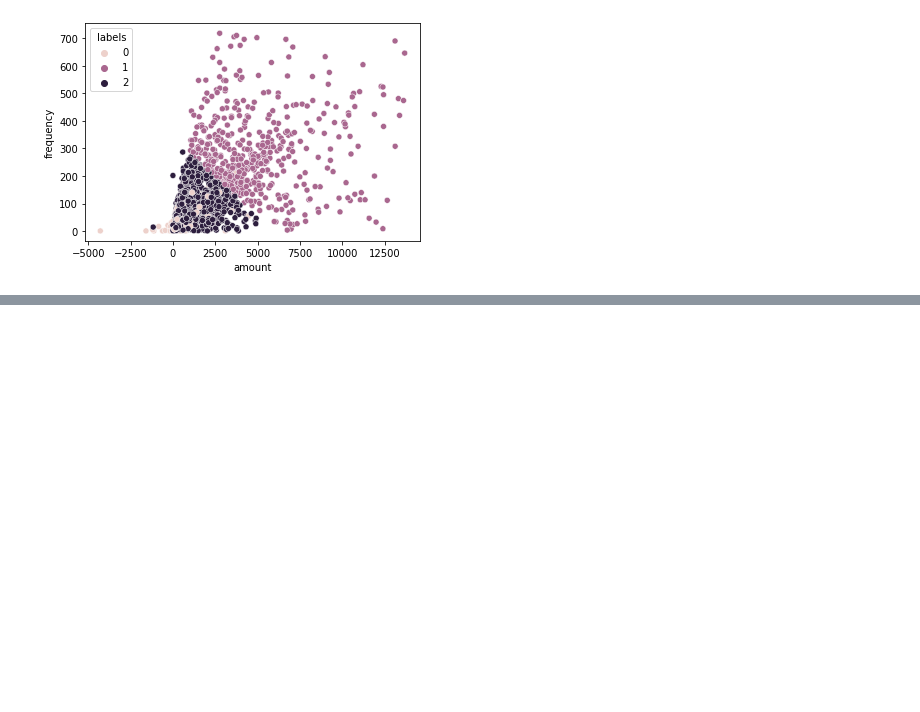
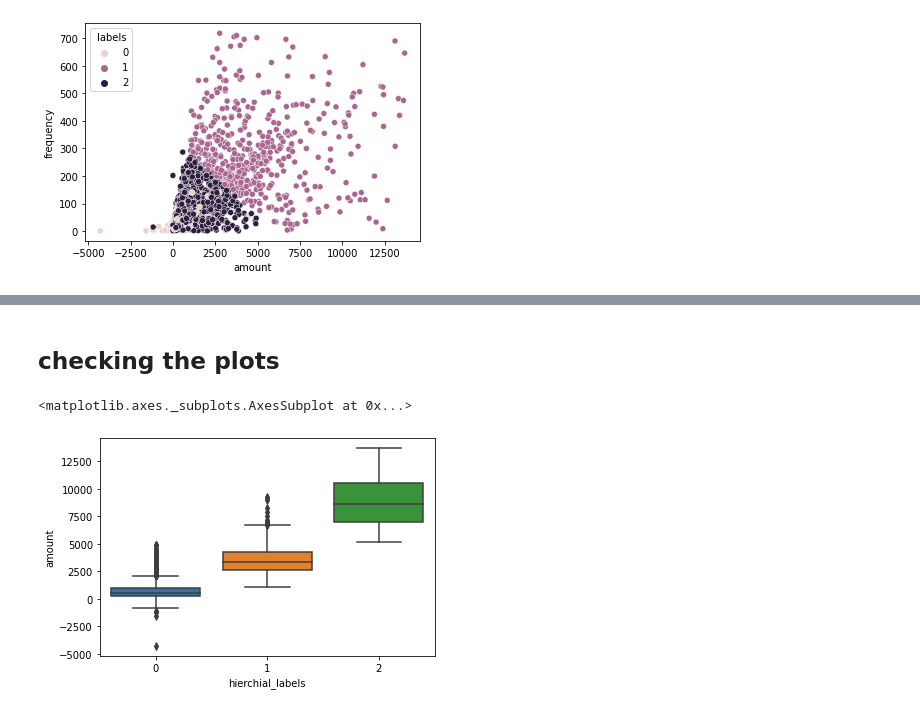
Before and after one commit to venkatesh-eranti/Clustering_Project_online-retail_case-study, a Jupyter notebook: clustering_online_retail_case_study.ipynb, the cells around one changed output, grey strips where cells are left out. Drawn from its saved outputs; the diff is of its cells as text; code cells hidden in the pictures; blank space fills up the shorter version.

```diff
--- a/clustering_online_retail_case_study.ipynb
+++ b/clustering_online_retail_case_study.ipynb
@@ -423,0 +488,3 @@ sns.scatterplot(rfm_df['amount'],rfm_df['frequency'],hue=rfm_df['labels'])
+# %%
+cut_tree=cut_tree(complete_likage,n_clusters=3)
+cut_tree
@@ -423,0 +505,3 @@ sns.scatterplot(rfm_df['amount'],rfm_df['frequency'],hue=rfm_df['labels'])
+# %%
+cut_tree=cut_tree.reshape(-1,)
+cut_tree
@@ -423,0 +510,2 @@ sns.scatterplot(rfm_df['amount'],rfm_df['frequency'],hue=rfm_df['labels'])
+# %%
+rfm_df['hierchial_labels']=cut_tree
@@ -423,0 +521,7 @@ sns.scatterplot(rfm_df['amount'],rfm_df['frequency'],hue=rfm_df['labels'])
+# %% [markdown]
+## checking the plots
+# %%
+sns.boxplot(y=rfm_df['amount'],x=rfm_df['hierchial_labels'])
+# %% [output]
+<matplotlib.axes._subplots.AxesSubplot at 0x...>
+[figure, added]
```
Also changed, not shown: parts of 31 cells of this notebook.
